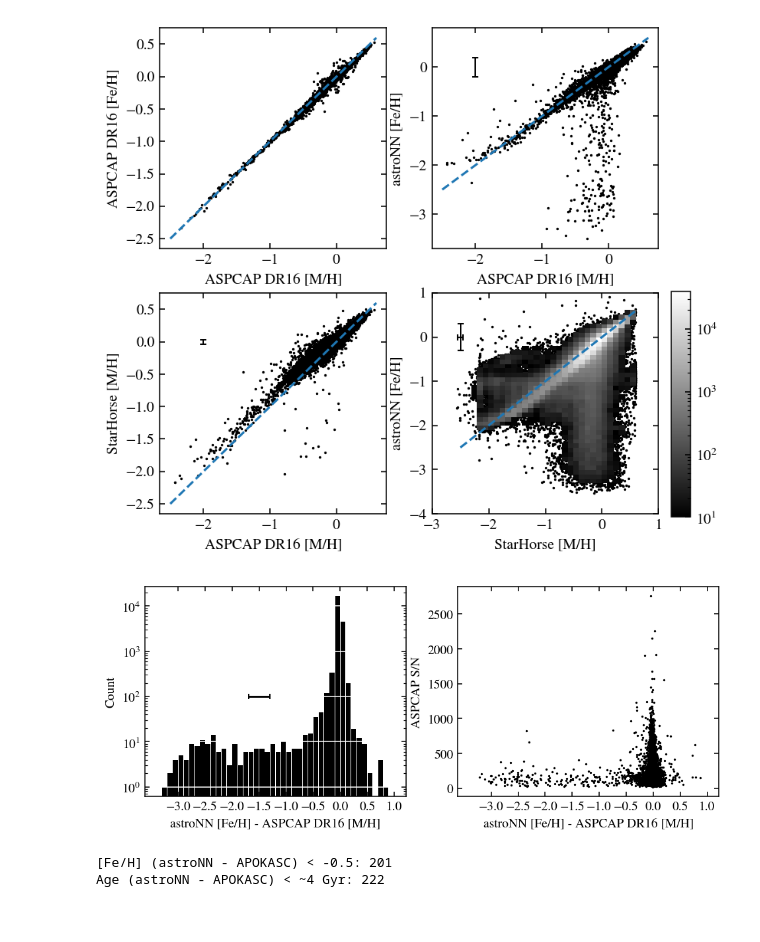
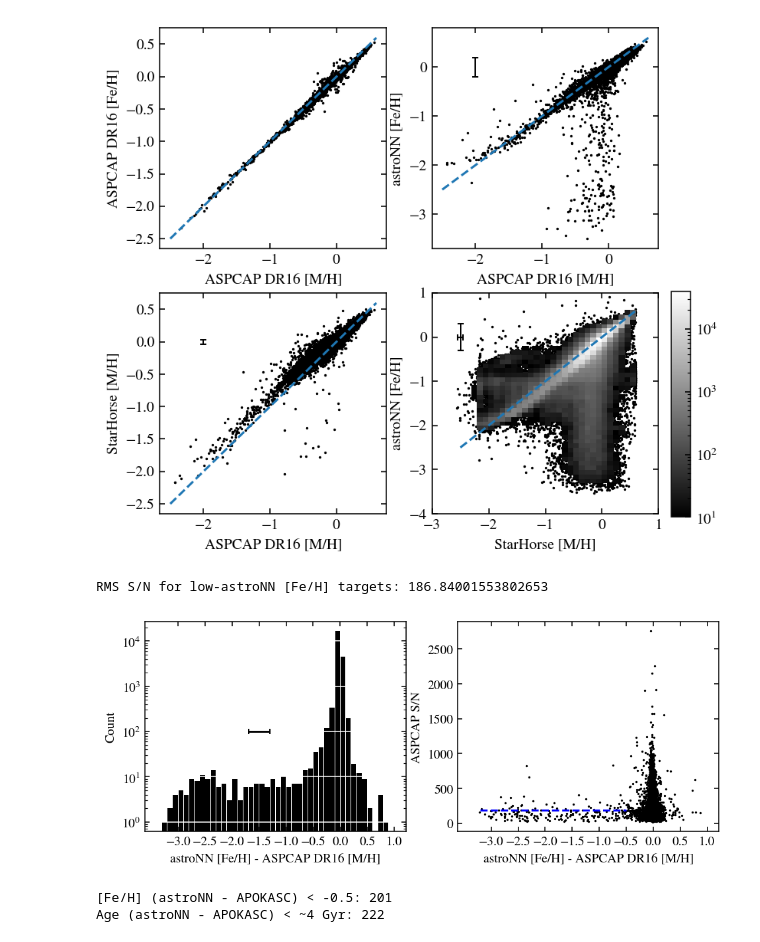
Before and after one commit to lodubay/first-year-project, a Jupyter notebook: compare_datasets.ipynb, the cells around one changed output. Drawn from its saved outputs; the diff is of its cells as text; code cells hidden in the pictures.

Commit message:
added alpha abundance, more comparison plots

```diff
--- a/compare_datasets.ipynb
+++ b/compare_datasets.ipynb
@@ -71,7 +71,8 @@ apokasc_cols = ['2MASS_ID', #'LOC_ID',
                 'DR16_ASPCAP_SNR',
                 'GAIA_PARALLAX_DR2', 'GAIA_PARALLAX_ERROR_DR2',
                 'GAIA_PHOT_G_MEAN_MAG_DR2', 'GAIA_PHOT_BP_MEAN_MAG_DR2',
-                'GAIA_PHOT_RP_MEAN_MAG_DR2', 'APOKASC2_AV']
+                'GAIA_PHOT_RP_MEAN_MAG_DR2', 'APOKASC2_AV',
+                'DR16_LOGG_COR', 'DR16_LOGG_COR_ERR']
 
 # astroNN DR17 catalog
 print('Importing astroNN DR17 catalog...')
@@ -448,31 +438,36 @@ plt.show()
 # %%
 # Isolate astroNN outliers
 metals = stellar_params[(pd.notna(stellar_params['ASTRONN_FE_H'])) & (pd.notna(stellar_params['DR16_M_H_COR']))].copy()
 fe_diff = metals['ASTRONN_FE_H'] - metals['DR16_M_H_COR']
 fe_diff_err = quad_add(rms(metals['ASTRONN_FE_H_ERR']), rms(metals['DR16_M_H_COR_ERR']))
+
+low_fe_snr = rms(metals[fe_diff < -0.5]['DR16_ASPCAP_SNR'])
+print('RMS S/N for low-astroNN [Fe/H] targets:', low_fe_snr)
 
 fig, axs = plt.subplots(1,2, figsize=(8, 3), sharex=True)
 
 ax = axs[0]
 xmin = -3.4
 xmax = 1
 xstep = 0.1
 bins = np.arange(xmin, xmax+xstep, xstep)
 y, x, _ = ax.hist(fe_diff, color='k', bins=bins, rwidth=0.9)
 ax.errorbar(-1.5, 100, xerr=fe_diff_err, c='k', capsize=2)
 ax.grid(which='major', axis='y', color='w')
 ax.set_yscale('log')
 ax.set_xlabel('astroNN [Fe/H] - ASPCAP DR16 [M/H]')
 ax.set_ylabel('Count')
 ax.set_xticks(np.arange(-3, 1.5, 0.5))
 
 ax = axs[1]
 ax.scatter(fe_diff, metals['DR16_ASPCAP_SNR'], s=.5, c='k')
+ax.plot([-3.2, -0.5], [low_fe_snr, low_fe_snr], linestyle='--', color='b')
 ax.set_xlabel('astroNN [Fe/H] - ASPCAP DR16 [M/H]')
 ax.set_ylabel('ASPCAP S/N')
 plt.show()
 # %% [output]
+RMS S/N for low-astroNN [Fe/H] targets: 186.84001553802653
-[figure, old version]
+[figure, new version]
 # %%
 # [Fe/H] vs Age for astroNN vs APOKASC
 
```
Also changed, not shown: parts of 12 cells of this notebook, 4 other files.
